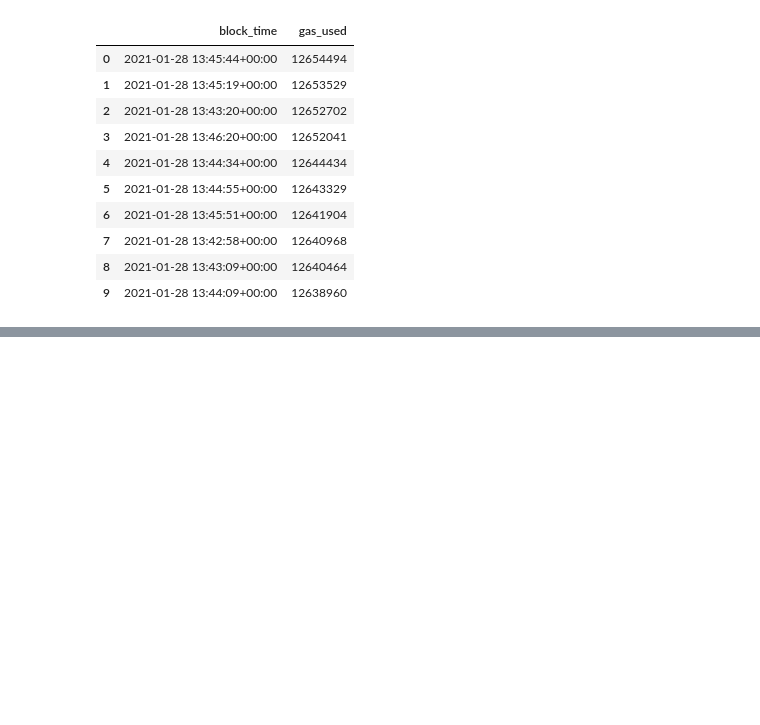
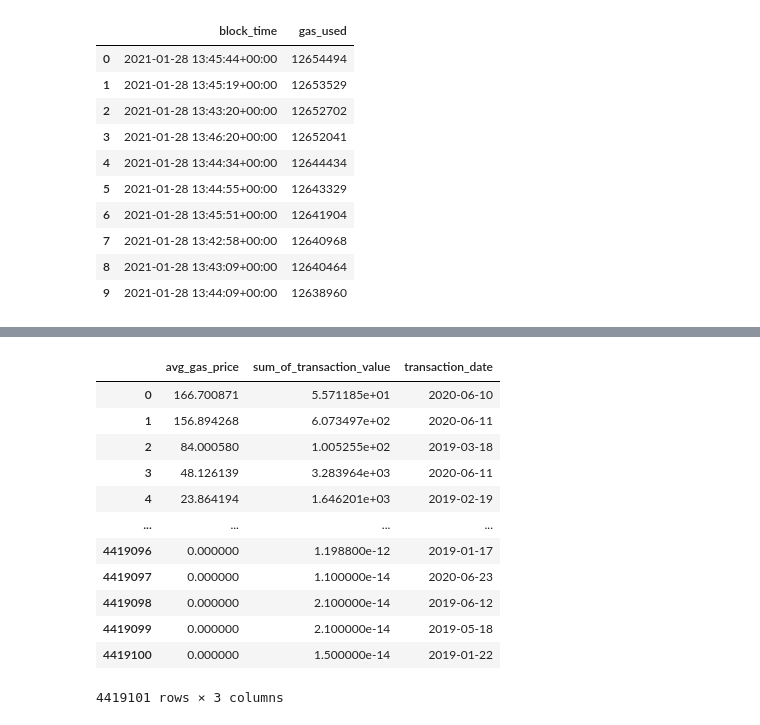
Before and after one commit to Pritam78459/ethereum-crypto-currency-analysis, a Jupyter notebook: EthereumBlockChain.ipynb, the cells around one changed output, grey strips where cells are left out. Drawn from its saved outputs; the diff is of its cells as text; code cells hidden in the pictures; blank space fills up the shorter version.

```diff
--- a/EthereumBlockChain.ipynb
+++ b/EthereumBlockChain.ipynb
@@ -241,0 +244,34 @@ avg_gas_wastage_res
+# %%
+# average ether transaction over last 2 years
+
+avg_gas_transaction = """
+                    SELECT AVG(gas_price * (receipt_gas_used/POWER(10,18))) as avg_gas_price,
+                    SUM(value/POWER(10,18)) sum_of_transaction_value , DATE(timestamp) as transaction_date
+                    FROM bigquery-public-data.crypto_ethereum.transactions,
+                    bigquery-public-data.crypto_ethereum.blocks
+                    WHERE
+                    transactions.block_number = blocks.number
+                    AND receipt_status = 1
+                    AND value > 0
+                    GROUP BY timestamp
+                    HAVING timestamp >= '2019-01-01' AND timestamp <= '2020-12-31'
+                    ORDER BY avg_gas_price DESC
+                    """
+
+avg_gas_transaction = client.query(avg_gas_transaction)
+avg_gas_transaction_res = avg_gas_transaction.to_dataframe()
+avg_gas_transaction_res
+# %% [output]
+|  | avg_gas_price | sum_of_transaction_value | transaction_date |
+| 0 | 166.700871 | 5.571185e+01 | 2020-06-10 |
+| 1 | 156.894268 | 6.073497e+02 | 2020-06-11 |
+| 2 | 84.000580 | 1.005255e+02 | 2019-03-18 |
+| 3 | 48.126139 | 3.283964e+03 | 2020-06-11 |
+| 4 | 23.864194 | 1.646201e+03 | 2019-02-19 |
+| ... | ... | ... | ... |
+| 4419096 | 0.000000 | 1.198800e-12 | 2019-01-17 |
+| 4419097 | 0.000000 | 1.100000e-14 | 2020-06-23 |
+| 4419098 | 0.000000 | 2.100000e-14 | 2019-06-12 |
+| 4419099 | 0.000000 | 2.100000e-14 | 2019-05-18 |
+| 4419100 | 0.000000 | 1.500000e-14 | 2019-01-22 |
+4419101 rows × 3 columns
```
Also changed, not shown: parts of 6 cells of this notebook.
